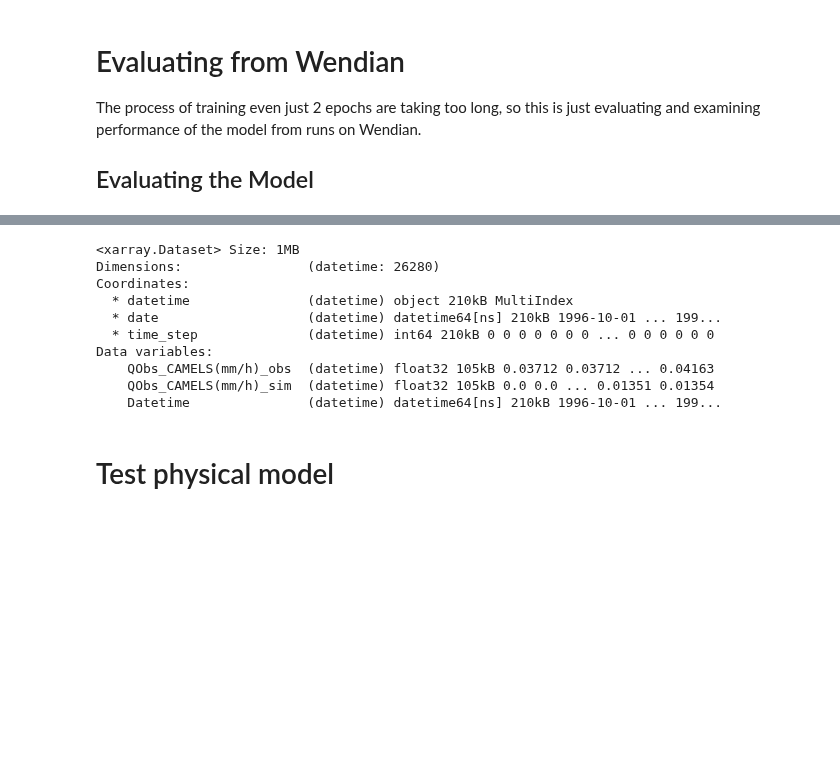
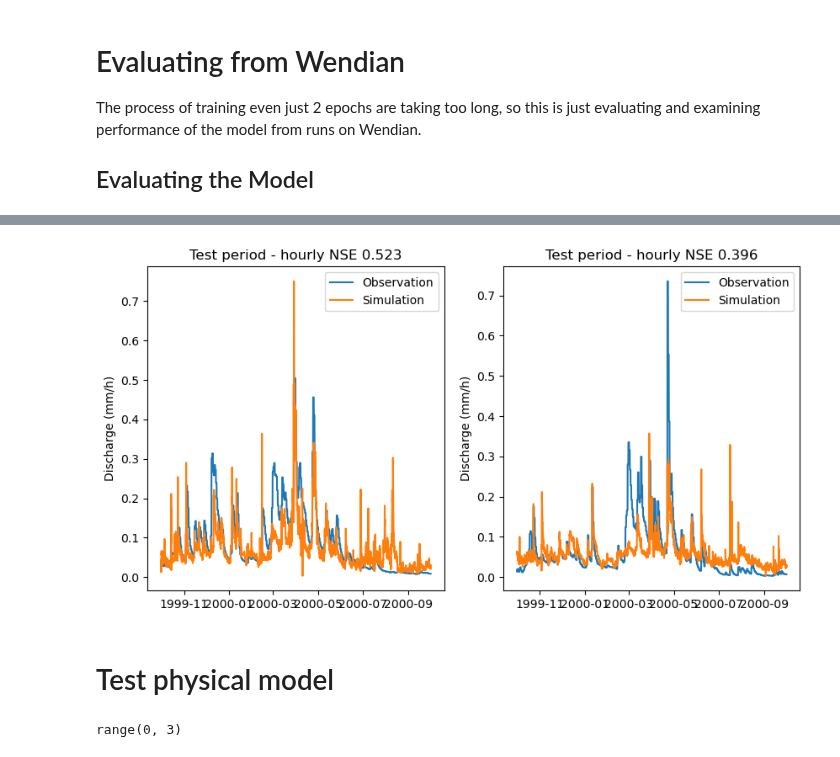
Before and after one commit to mines-ciroh/neuralhydrology, a Jupyter notebook: examples/07-DifferentialCFE-Model/testRun.ipynb, the cells around one changed output, grey strips where cells are left out. Saved outputs shown, nothing was run; the diff lists cells and outputs as text; code cells hidden in the pictures; blank space fills up the shorter version.

```diff
--- a/examples/07-DifferentialCFE-Model/testRun.ipynb
+++ b/examples/07-DifferentialCFE-Model/testRun.ipynb
@@ -343,41 +343,46 @@ _ = ax.legend()
 # %%
 # Create subplots with 1 row and 2 columns
 fig, (plotReg, plotDry) = plt.subplots(1, 2, figsize=(10, 5))
 
 # extract a date slice of observations and simulations
-hourly_xrDry = results["01022500"]["1h"]["xr"].sel(date=slice("10-1999", None))
+hourly_xrDry = results["01073000"]["1h"]["xr"].sel(date=slice("10-1999", None))
 
 # The hourly data is indexed with two indices: The date (in days) and the time_step (the hour within that day).
 # As we want to get a continuous plot of several days' hours, we select 1 hour of each day and then stack
 # the two dimensions into one consecutive datetime dimension. (this was done since validation is only 1hr,
 # this was the only way to get correct datetime values)
 hourly_xrDry = hourly_xrDry.isel(time_step=slice(-1, None)).stack(datetime=['date', 'time_step'])
 hourly_xrDry['Datetime'] = hourly_xrDry.coords['date'] + hourly_xr.coords['time_step']
 
+plotReg.plot(hourly_xr['Datetime'], hourly_xr["QObs_CAMELS(mm/h)_obs"], label="Observation")
+plotReg.plot(hourly_xr['Datetime'], hourly_xr["QObs_CAMELS(mm/h)_sim"], label="Simulation")
+plotReg.set_ylabel("Discharge (mm/h)")
+plotReg.set_title(f"Test period - hourly NSE {results['01022500']['1h']['NSE']:.3f}")
+_ = plotReg.legend()
 
+plotDry.plot(hourly_xrDry['Datetime'], hourly_xrDry["QObs_CAMELS(mm/h)_obs"], label="Observation")
+plotDry.plot(hourly_xrDry['Datetime'], hourly_xrDry["QObs_CAMELS(mm/h)_sim"], label="Simulation")
+plotDry.set_ylabel("Discharge (mm/h)")
+plotDry.set_title(f"Test period - hourly NSE {results['01073000']['1h']['NSE']:.3f}")
+_ = plotDry.legend()
 # Plot on the first subplot
 #plotReg.plot(x, y1)
 #ax1.set_title('Sine Wave')
 
 # Plot on the second subplot
 #ax2.plot(x, y2)
 #ax2.set_title('Cosine Wave')
 
 # Adjust layout
 #plt.tight_layout()
 
 # Show the plots
 #plt.show()
 # %% [output]
-<xarray.Dataset> Size: 1MB
-Dimensions:                (datetime: 26280)
-Coordinates:
-  * datetime               (datetime) object 210kB MultiIndex
-  * date                   (datetime) datetime64[ns] 210kB 1996-10-01 ... 199...
-  * time_step              (datetime) int64 210kB 0 0 0 0 0 0 0 ... 0 0 0 0 0 0
-Data variables:
-    QObs_CAMELS(mm/h)_obs  (datetime) float32 105kB 0.03712 0.03712 ... 0.04163
-    QObs_CAMELS(mm/h)_sim  (datetime) float32 105kB 0.0 0.0 ... 0.01351 0.01354
-    Datetime               (datetime) datetime64[ns] 210kB 1996-10-01 ... 199...
+[figure, added]
 # %% [markdown]
 # Test physical model
+# %%
+range(3)
+# %% [output]
+range(0, 3)
```
Also changed, not shown: parts of 4 cells of this notebook, 9 other files.
